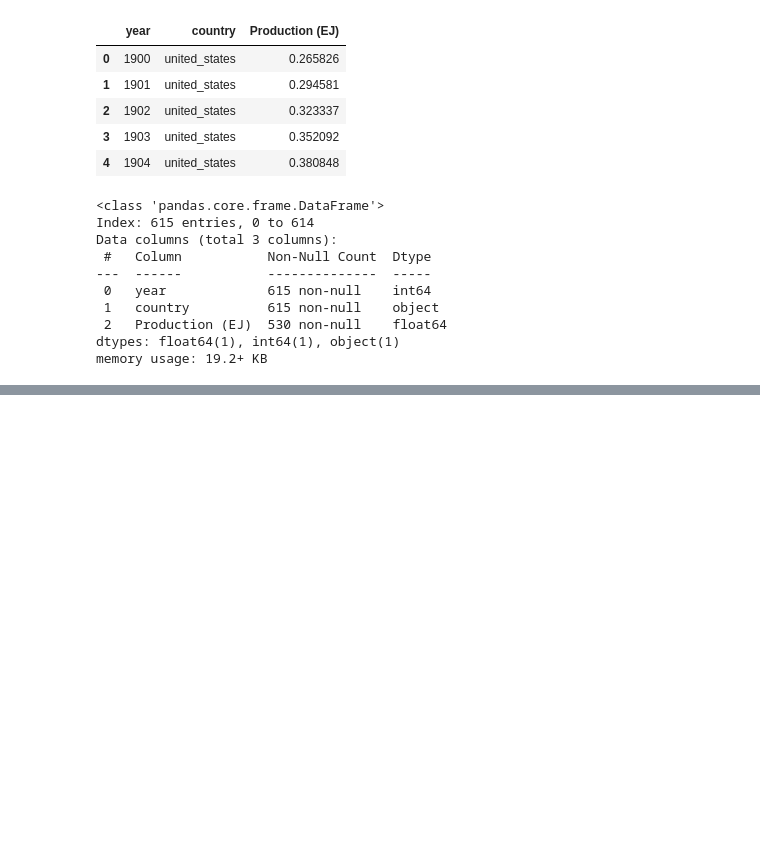
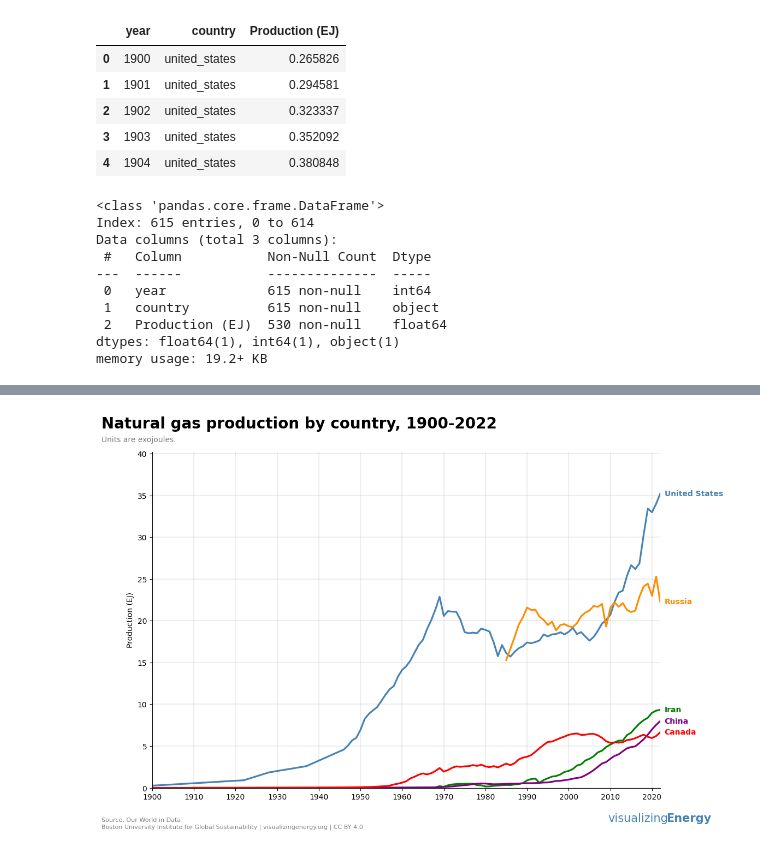
Before and after one commit to chanopsethiwan/NaturalGasVisualisation, a Jupyter notebook: src/data_analysis.ipynb, the cells around one changed output, grey strips where cells are left out. Drawn from its saved outputs; the diff is of its cells as text; code cells hidden in the pictures; blank space fills up the shorter version.

```diff
--- a/src/data_analysis.ipynb
+++ b/src/data_analysis.ipynb
@@ -82,0 +116,52 @@ plt.show()
+# %%
+palette = {
+    'united_states': 'steelblue',
+    'russia': 'darkorange',
+    'iran': 'green',
+    'china': 'purple',
+    'canada': 'red'
+}
+
+plt.figure(figsize=(12, 8))
+ax = sns.lineplot(data = df_pivot, x = 'year', y = 'Production (EJ)', hue = 'country', palette = palette, linewidth = 2.3)
+ax.spines['top'].set_visible(False)
+ax.spines['right'].set_visible(False)
+plt.yticks(range(0, 45, 5))
+plt.xticks(range(1900, 2030, 10))
+# Add "x" gridlines for better Readability
+plt.grid(True, axis='both', color='grey', linestyle='-', linewidth=0.2)  # both gridlines
+
+# Add the first row of the title
+plt.text(x = -0.1, y = 1.07, s = "Natural gas production by country, 1900-2022", fontsize = 20, ha = "left", weight = "bold", transform=plt.gca().transAxes)
+# Add the second row of the title
+plt.text(x = -0.1, y = 1.03, s = "Units are exojoules.", fontsize = 10, ha = "left", color = "gray", transform=plt.gca().transAxes)
+
+# Add the first row of the Source
+plt.text(x = -0.1, y = -0.1, s = "Source, Our World in Data", fontsize = 8, ha = "left", color = "gray", transform=plt.gca().transAxes)
+# Add the second row of the Source
+plt.text(x = -0.1, y = -0.12, s = "Boston University Institute for Global Sustainability | visualizingenergy.org | CC BY 4.0",
+         fontsize = 8, ha = "left", color = "gray", transform=plt.gca().transAxes)
+
+# Add visualizingEnergy
+plt.text(x = 1.015, y = -0.1, s = "visualizing", fontsize = 15, ha = "right", color = "steelblue", transform=plt.gca().transAxes)
+plt.text(x = 1.1, y = -0.1, s = "Energy", fontsize = 15, ha = "right", color = "steelblue", weight = "bold",  transform=plt.gca().transAxes)
+
+# Remove the legend
+ax.get_legend().remove()
+
+for country, color in palette.items():
+    # Get the last value in the 'year' and 'Production (EJ)' for the specific country
+    last_data = df_pivot[df_pivot['country'] == country].sort_values('year').iloc[-1]
+    # Capitalize the first letter, replace underscores, and bold the text without LaTeX
+    country_label = country.replace('_', ' ').title()
+    plt.text(
+        last_data['year'] + 1, last_data['Production (EJ)'], f"{country_label}",
+        color=color, va='center', fontweight='bold'
+    )
+
+plt.xlim(1900, df_pivot['year'].max())
+plt.ylim(0, df_pivot['Production (EJ)'].max() + 5)
+ax.set_xlabel('')
+plt.show()
+# %% [output]
+[figure, added]
```
Also changed, not shown: parts of 5 cells of this notebook, 1 other file.
